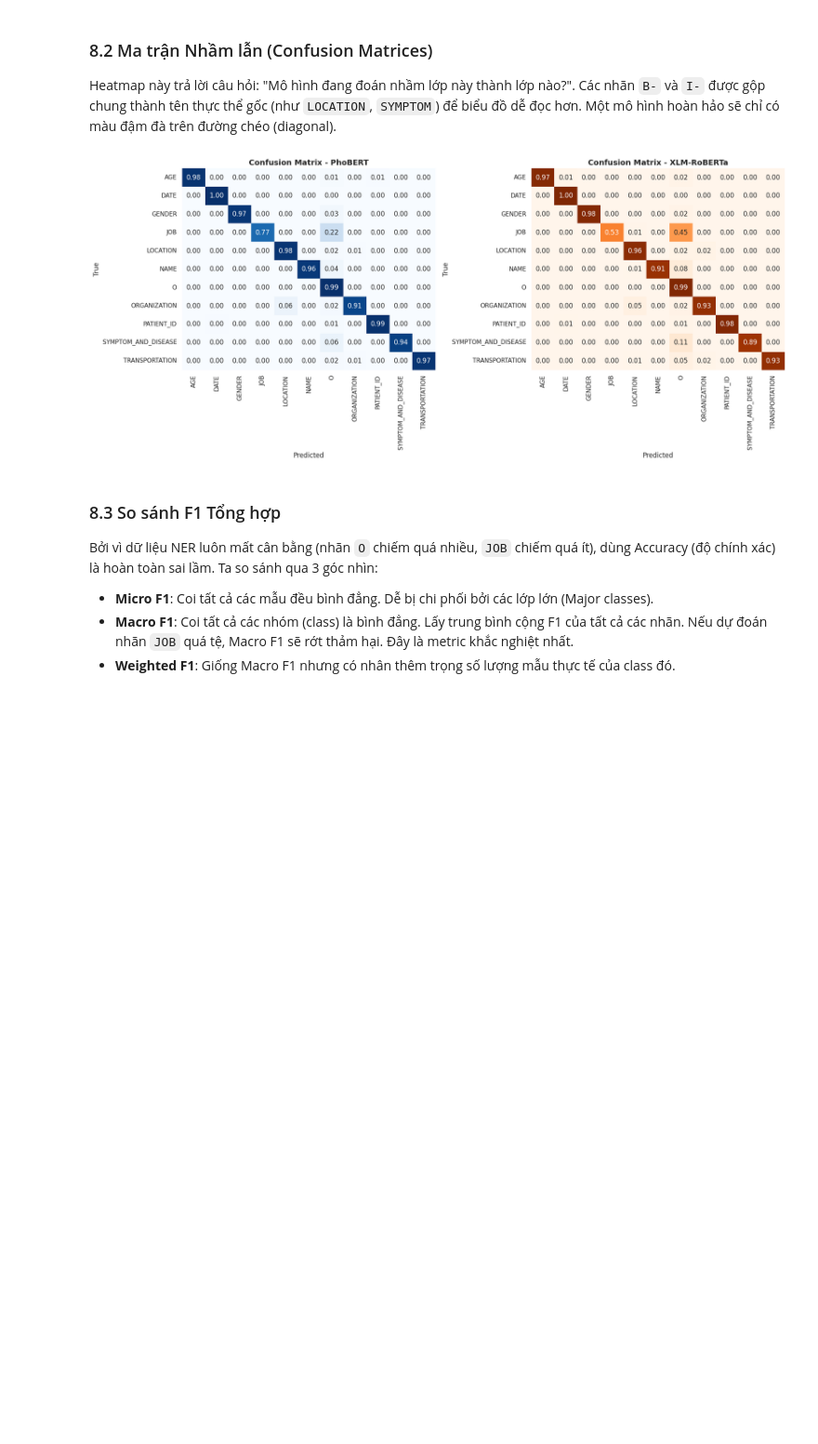
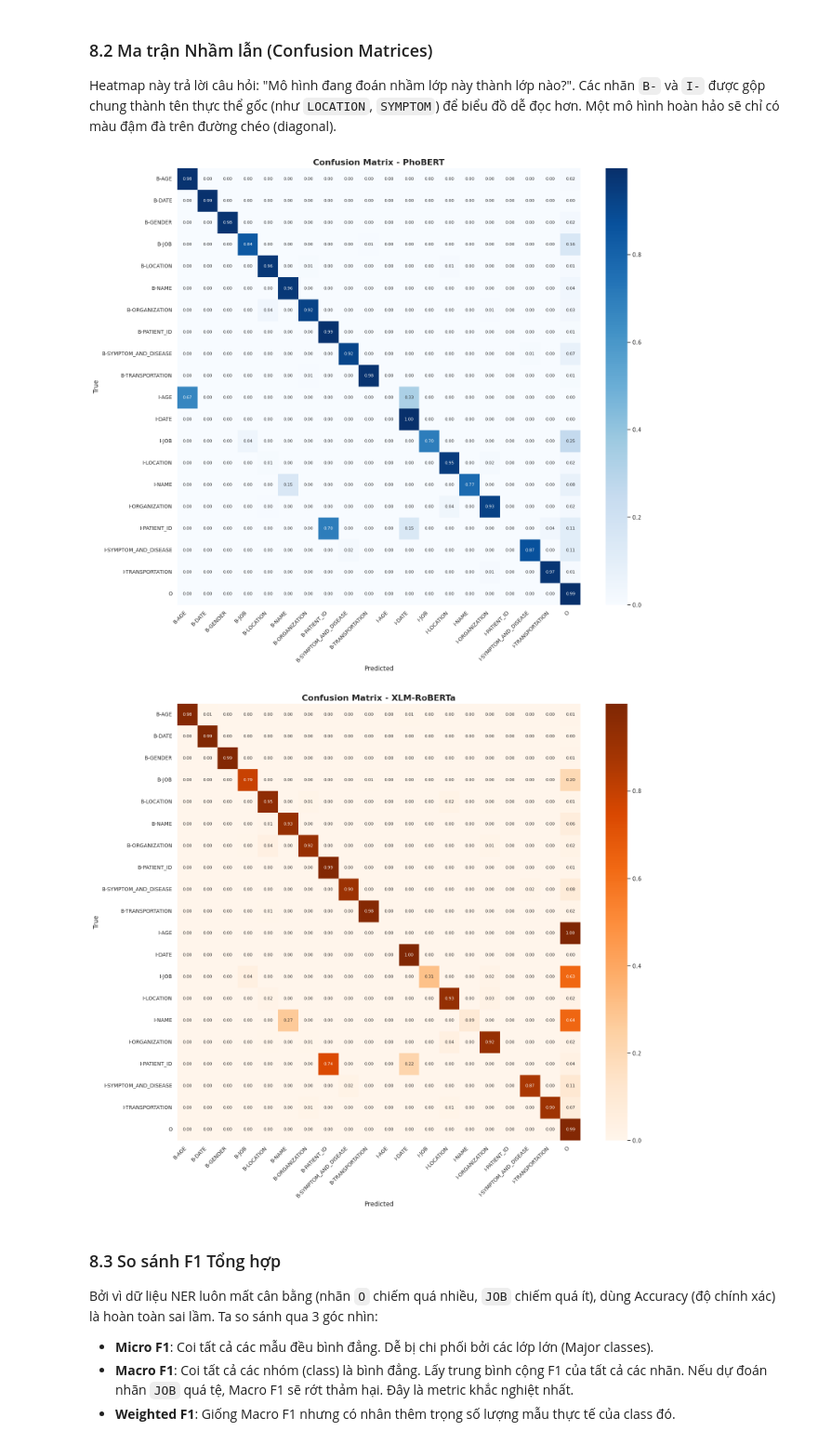
Before and after one commit to HoangCongKhoi/phobert-vietnamese-ner, a Jupyter notebook: model_comparison.ipynb, the cells around one changed output. Shown at 93% size. Cells and saved outputs as stored; diff of their text form; code cells hidden in the pictures; blank space fills up the shorter version.

Commit message:
Split confusion matrix to BIO

```diff
--- a/model_comparison.ipynb
+++ b/model_comparison.ipynb
@@ -498,33 +499,47 @@ plt.show()
 Heatmap này trả lời câu hỏi: "Mô hình đang đoán nhầm lớp này thành lớp nào?".
 Các nhãn `B-` và `I-` được gộp chung thành tên thực thể gốc (như `LOCATION`, `SYMPTOM`) để biểu đồ dễ đọc hơn. Một mô hình hoàn hảo sẽ chỉ có màu đậm đà trên đường chéo (diagonal).
 # %%
-def strip_prefix(label):
-    return label[2:] if label.startswith("B-") or label.startswith("I-") else label
-
-merged_label_list = sorted(list(set([strip_prefix(l) for l in label_list])))
-
-fig, axes = plt.subplots(1, len(models_list), figsize=(18, 8))
+bio_label_list = sorted(list(set(label_list)))
 
 for idx, m in enumerate(models_list):
-    merged_y_true = [strip_prefix(l) for l in results_dict[m]["y_true_flat"]]
-    merged_y_pred = [strip_prefix(l) for l in results_dict[m]["y_pred_flat"]]
 
-    cm = confusion_matrix(merged_y_true, merged_y_pred, labels=merged_label_list)
+    fig, ax = plt.subplots(figsize=(16, 14))
+
+    y_true = results_dict[m]["y_true_flat"]
+    y_pred = results_dict[m]["y_pred_flat"]
+
+    cm = confusion_matrix(y_true, y_pred, labels=bio_label_list)
     cm_norm = cm.astype('float') / (cm.sum(axis=1)[:, np.newaxis] + 1e-9)
 
     sns.heatmap(
-        cm_norm, annot=True, fmt=".2f", cmap="Blues" if idx==0 else "Oranges",
-        xticklabels=merged_label_list, yticklabels=merged_label_list, ax=axes[idx], cbar=False
+        cm_norm,
+        annot=True,
+        fmt=".2f",
+        annot_kws={"size": 8},
+        cmap="Blues" if idx == 0 else "Oranges",
+        xticklabels=bio_label_list,
+        yticklabels=bio_label_list,
+        ax=ax,
+        cbar=True
     )
-    axes[idx].set_title(f'Confusion Matrix - {m}', fontsize=14, fontweight='bold')
-    axes[idx].set_xlabel('Predicted')
-    axes[idx].set_ylabel('True')
 
-plt.tight_layout()
-plt.savefig(os.path.join(FIG_DIR, "confusion_matrices.png"))
-plt.show()
+    ax.set_title(f'Confusion Matrix - {m}', fontsize=16, fontweight='bold')
+    ax.set_xlabel('Predicted', fontsize=12)
+    ax.set_ylabel('True', fontsize=12)
+
+    plt.xticks(rotation=45, ha='right', fontsize=10)
+    plt.yticks(rotation=0, fontsize=10)
+
+    plt.tight_layout()
+
+    file_name = f"confusion_matrix_{m.lower().replace(' ', '_')}.png"
+    plt.savefig(os.path.join(FIG_DIR, file_name), dpi=300, bbox_inches='tight')
+
+    plt.show()
+    plt.close()
 # %% [output]
-[figure, old version]
+[figure, new version]
+[figure, added]
 # %% [markdown]
 ### 8.3 So sánh F1 Tổng hợp
 Bởi vì dữ liệu NER luôn mất cân bằng (nhãn `O` chiếm quá nhiều, `JOB` chiếm quá ít), dùng Accuracy (độ chính xác) là hoàn toàn sai lầm. Ta so sánh qua 3 góc nhìn:
```
Also changed, not shown: parts of 3 cells of this notebook, 5 other files.
